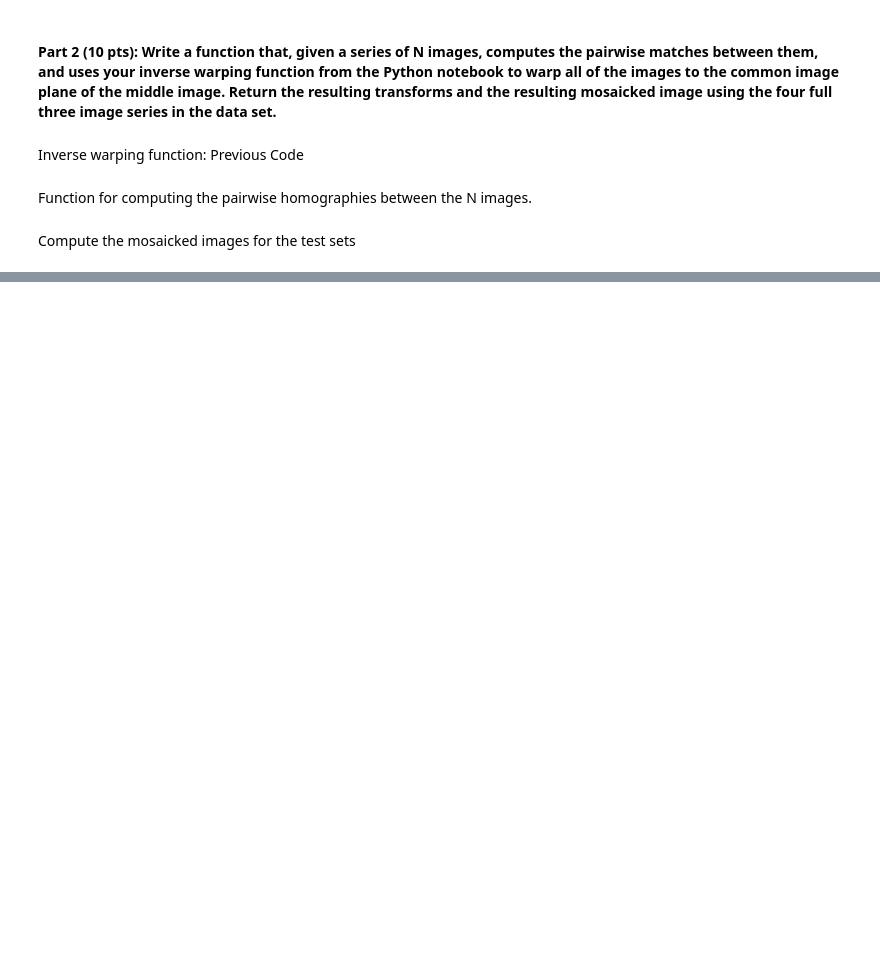
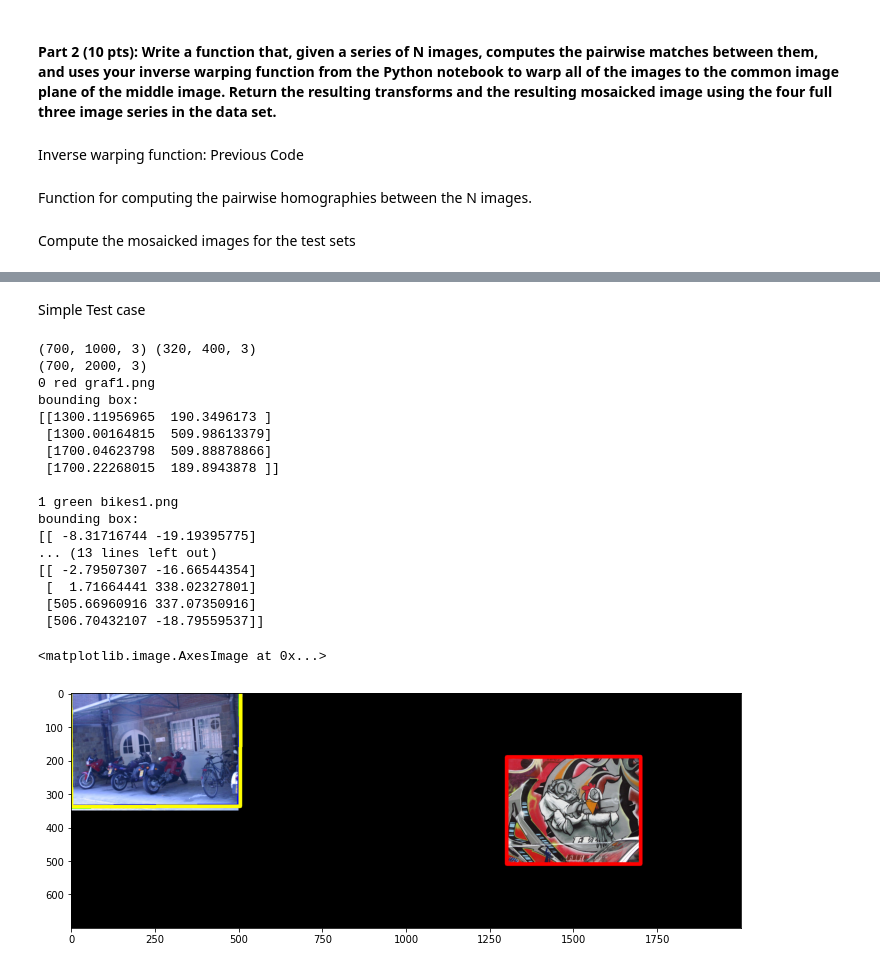
Before and after one commit to dlezcan1/computer-vision-fall-2020, a Jupyter notebook: homeworks/homework_2/hw2_1p2.ipynb, the cells around one changed output, grey strips where cells are left out. Cells and saved outputs as stored; diff of their text form; code cells hidden in the pictures; blank space fills up the shorter version.

```diff
--- a/homeworks/homework_2/hw2_1p2.ipynb
+++ b/homeworks/homework_2/hw2_1p2.ipynb
@@ -596,0 +789,68 @@ data (hint, start simple and build up to something as complicated as what I’ve
+# %% [markdown]
+
+Simple Test case
+# %%
+# construct the test image
+test_img1 = cv2.imread('data/bikes3.png', cv2.IMREAD_COLOR)[:,:,::-1]
+test_img2 = cv2.imread('data/graf1.png', cv2.IMREAD_COLOR)[:,:,::-1]
+print(test_img1.shape, test_img2.shape)
+pad_rows = int((test_img1.shape[0] - test_img2.shape[0])/2)
+pad_cols = int((test_img1.shape[1] - test_img2.shape[1])/2)
+test_img2 = np.pad(test_img2, ((pad_rows,pad_rows), (pad_cols, pad_cols), (0,0)) )
+
+T = np.diag([1/2, 1/2, 1])/la.norm([1/2, 1/2, 1])
+test_img1 = inverse_warp(T, test_img1)
+
+test_img = np.concatenate((test_img1, test_img2),axis=1)
+
+print(test_img.shape)
+
+# perform the object detection
+# plt.figure(figsize=(12,8))
+# plt.imshow(test_img)
+
+objs = detect_object(test_img, object_db, draw_features=False, match_thresh = 20)
+
+draw_img = test_img.copy()
+for lbl, obj in objs:
+    c = colors[lbl] # grab a color
+    bound_box = obj['bound-box'] # bounding box points
+
+    print(lbl, color_names[lbl], obj['name'])
+    print('bounding box:')
+    print(bound_box)
+
+    for i in range(4):
+        p1 = bound_box[i].astype(int)
+        p2 = bound_box[(i+1) % 4].astype(int)
+
+        cv2.line(draw_img, tuple(p1), tuple(p2), c, int(0.005*max(test_img.shape)))
+
+    # for
+
+    print()
+
+# for
+
+plt.figure(figsize=(12,8))
+plt.imshow(draw_img)
+# %% [output]
+(700, 1000, 3) (320, 400, 3)
+(700, 2000, 3)
+0 red graf1.png
+bounding box:
+[[1300.11956965  190.3496173 ]
+ [1300.00164815  509.98613379]
+ [1700.04623798  509.88878866]
+ [1700.22268015  189.8943878 ]]
+
+1 green bikes1.png
+bounding box:
+[[ -8.31716744 -19.19395775]
+... (13 lines left out)
+[[ -2.79507307 -16.66544354]
+ [  1.71664441 338.02327801]
+ [505.66960916 337.07350916]
+ [506.70432107 -18.79559537]]
+<matplotlib.image.AxesImage at 0x...>
+[figure, added]
```
Also changed, not shown: parts of 12 cells of this notebook, 1 other file.
